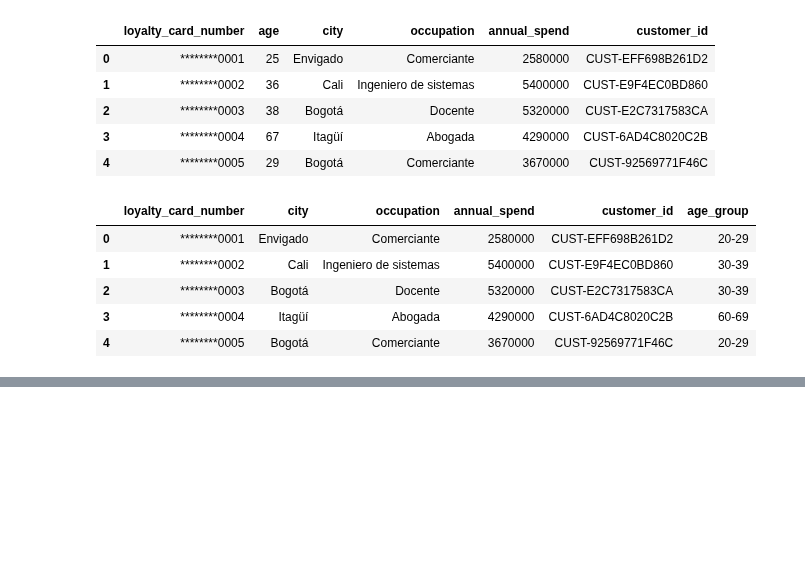
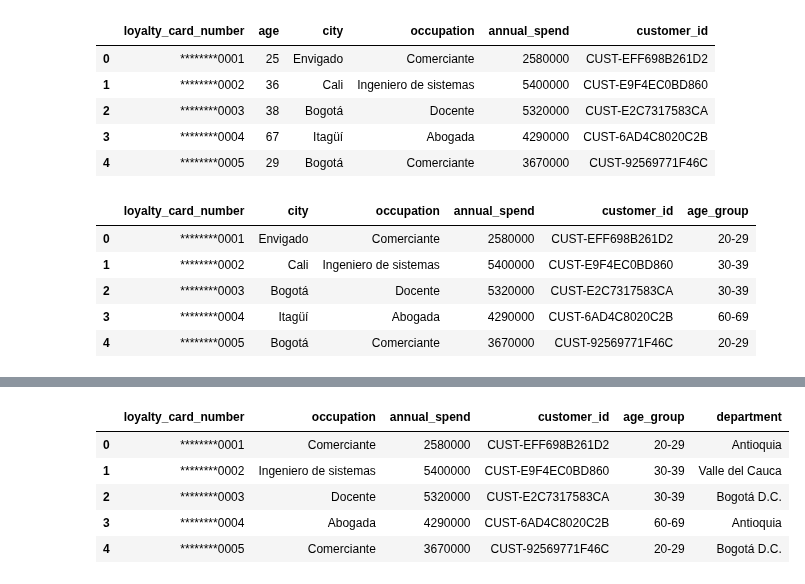
Before and after one commit to 2026-2-descriptiva/std-juan-diego-ordonez-londono, a Jupyter notebook: PRE_05_anonimizacion/notebooks/notebook.ipynb, the cells around one changed output, grey strips where cells are left out. Drawn from its saved outputs; the diff is of its cells as text; code cells hidden in the pictures; blank space fills up the shorter version.

```diff
--- a/PRE_05_anonimizacion/notebooks/notebook.ipynb
+++ b/PRE_05_anonimizacion/notebooks/notebook.ipynb
@@ -172,3 +172,33 @@ Perfiles reidentificados de forma única: 9 de 20
 | 11 | Diana Correa | 45 | Cali | Contadora | 40-49 | ********0079 | 4180000 | CUST-CB0B1C18C352 |
 | 12 | Felipe Vélez | 33 | Cartagena | Comerciante | 30-39 | ********0600 | 3960000 | CUST-3001E46E291C |
 | 23 | Isabel Díaz | 64 | Barranquilla | Enfermera | 60-69 | ********0146 | 3520000 | CUST-57D10B018171 |
+# %%
+# Paso 5: generalización de ciudad a departamento
+
+city_to_department = {
+    "Medellín": "Antioquia",
+    "Bello": "Antioquia",
+    "Envigado": "Antioquia",
+    "Itagüí": "Antioquia",
+    "Rionegro": "Antioquia",
+    "Bogotá": "Bogotá D.C.",
+    "Cali": "Valle del Cauca",
+    "Barranquilla": "Atlántico",
+    "Manizales": "Caldas",
+    "Pereira": "Risaralda",
+    "Cartagena": "Bolívar",
+    "Bucaramanga": "Santander",
+}
+
+anonymized["department"] = anonymized["city"].map(city_to_department)
+
+anonymized = anonymized.drop(columns=["city"])
+
+anonymized.head()
+# %% [output]
+|  | loyalty_card_number | occupation | annual_spend | customer_id | age_group | department |
+| 0 | ********0001 | Comerciante | 2580000 | CUST-EFF698B261D2 | 20-29 | Antioquia |
+| 1 | ********0002 | Ingeniero de sistemas | 5400000 | CUST-E9F4EC0BD860 | 30-39 | Valle del Cauca |
+| 2 | ********0003 | Docente | 5320000 | CUST-E2C7317583CA | 30-39 | Bogotá D.C. |
+| 3 | ********0004 | Abogada | 4290000 | CUST-6AD4C8020C2B | 60-69 | Antioquia |
+| 4 | ********0005 | Comerciante | 3670000 | CUST-92569771F46C | 20-29 | Bogotá D.C. |
```
Also changed, not shown: parts of 6 cells of this notebook, 1 other file.
